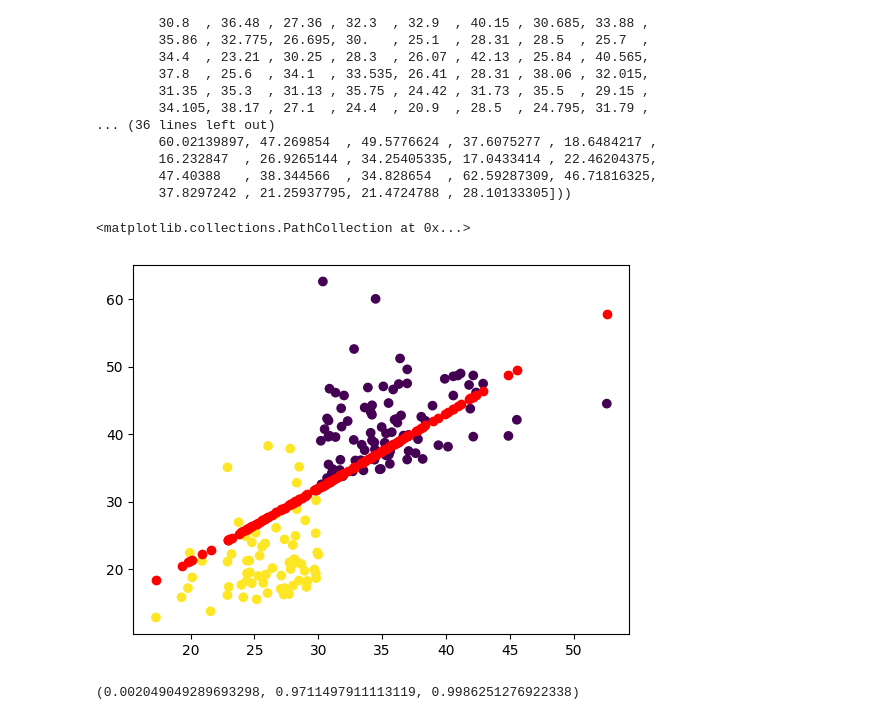
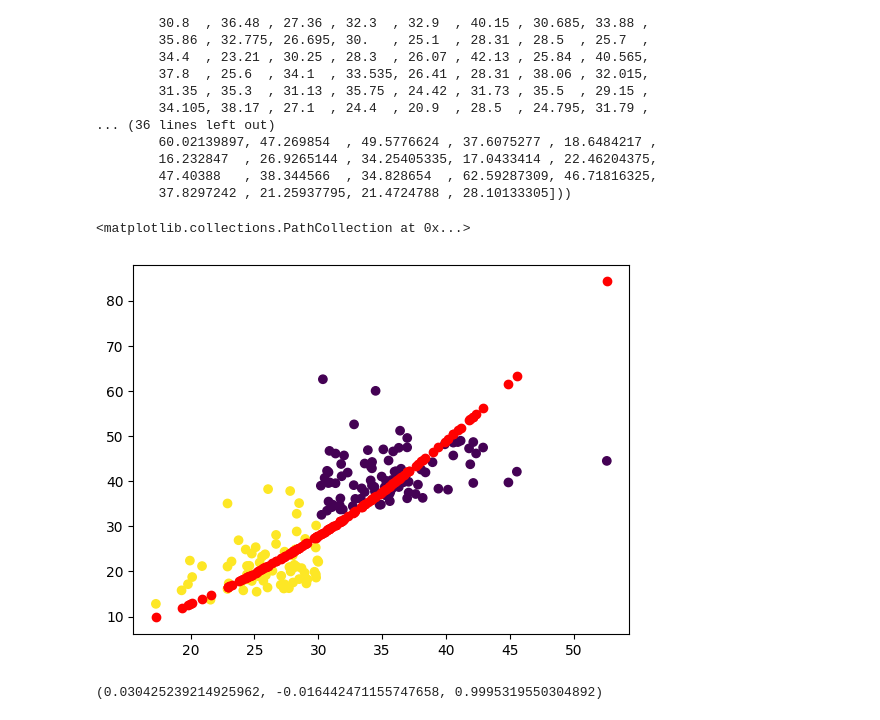
Before and after one commit to Zehaan22/SWAP-Regression, a Jupyter notebook: Codes/ComputationalApproach.ipynb, the cells around one changed output. Cells and saved outputs as stored; diff of their text form; code cells hidden in the pictures.

```diff
--- a/Codes/ComputationalApproach.ipynb
+++ b/Codes/ComputationalApproach.ipynb
@@ -452,37 +452,37 @@ def Q_hat_1_der_b(a,b,c, n=n):
     return (1/n)*sum((Y - a*X**2 - b*X - c)*(-2*X))
 
 def Q_hat_1_der_c(a,b,c, n=n):
     return (1/n)*sum((Y - a*X**2 - b*X - c)*(-2))
 
 def Y_args(X,a,b,c):
     return(a*X**2 + b*X + c)
 
 # Now we apply the swap model on the data set
-a,b,c = 1,1,1
+a,b,c = 1,0,1
 n = len(X)
 lr = 0.000001
-for i in range(4000):
+for i in range(100):
     try:
         a = a - lr*Q_hat_1_der_a(a,b,c)
         b = b - lr*Q_hat_1_der_b(a,b,c)
         c = c - lr*Q_hat_1_der_c(a,b,c)
     except RuntimeWarning:
         print("error")
         break
 
 
 plt.figure()
 plt.scatter(
     X,
     Y,
     c = Z
 )
 
 plt.scatter(X,Y_args(X,a,b,c),c = "red")
 # %% [output]
 <matplotlib.collections.PathCollection at 0x...>
-[figure, old version]
+[figure, new version]
 # %%
 a,b,c
 # %% [output]
-(0.002049049289693298, 0.9711497911113119, 0.9986251276922338)
+(0.030425239214925962, -0.016442471155747658, 0.9995319550304892)
```
Also changed, not shown: parts of 5 cells of this notebook.
